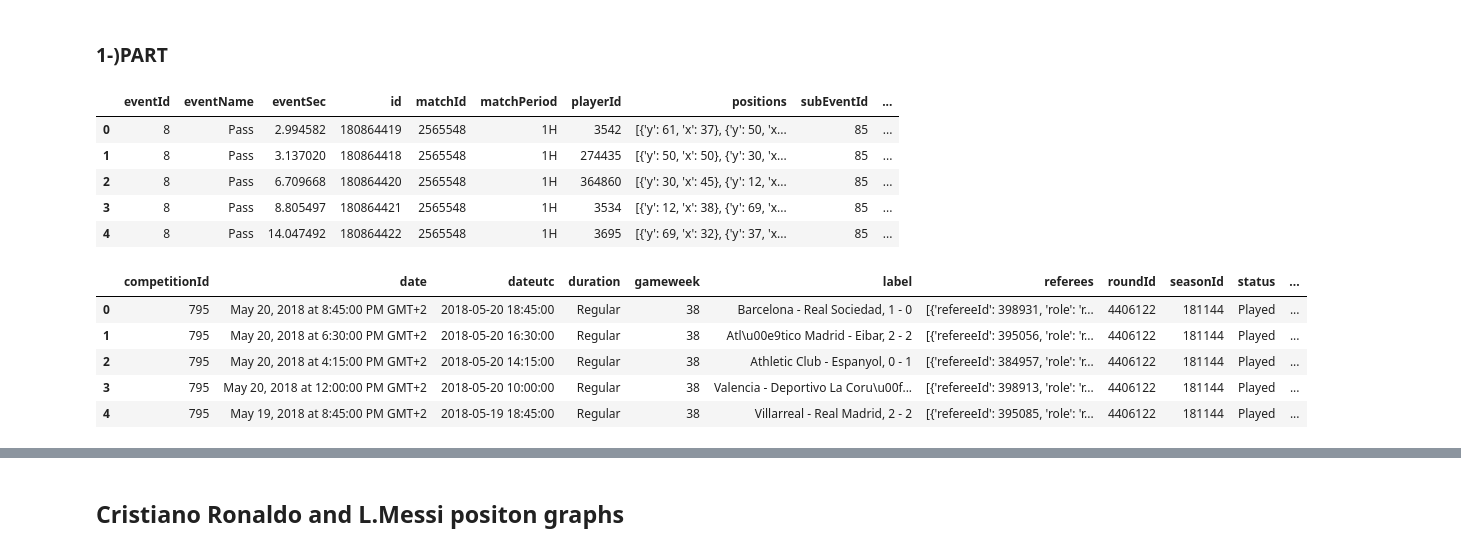
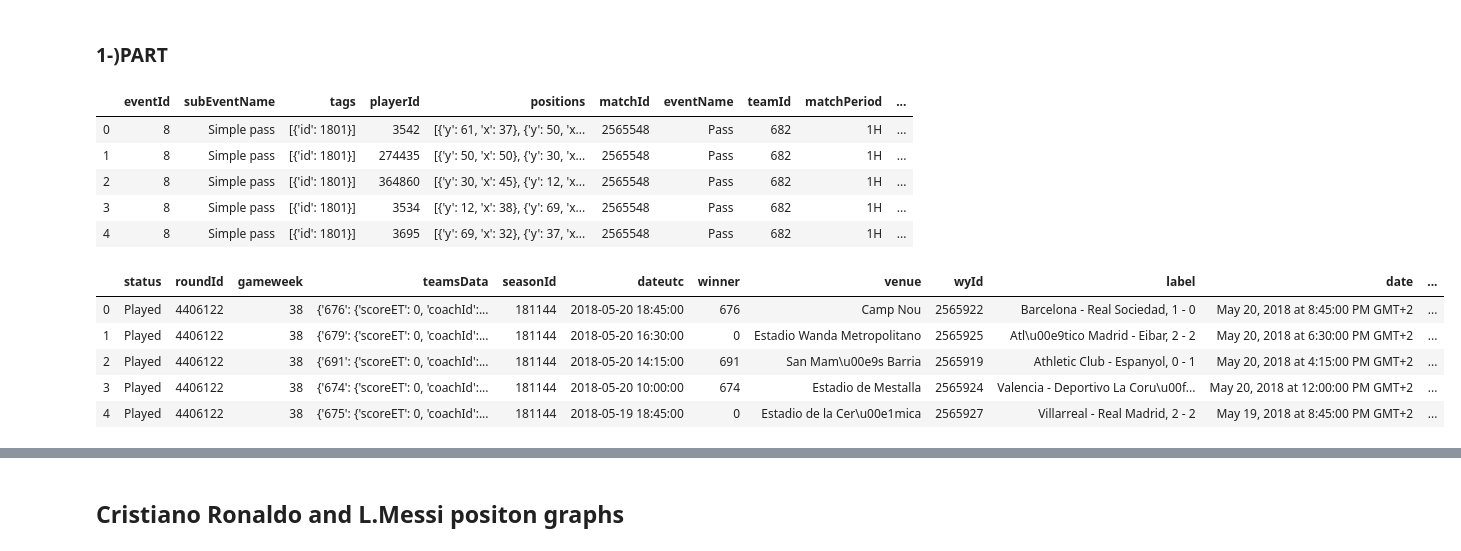
Before and after one commit to vedatk67/ADM-HW2, a Jupyter notebook: main.ipynb, the cells around one changed output, grey strips where cells are left out. Cells and saved outputs as stored; diff of their text form; code cells hidden in the pictures.

```diff
--- a/main.ipynb
+++ b/main.ipynb
@@ -1109,25 +1262,25 @@ Visualize movements and passes on the pitch! Here we try to focus our attention
 # %% [markdown]
 ### 1-)PART
 # %%
-eventsdata = pd.read_json(r"C:\Users\gabri\Dropbox\Magistrale Data Science Roma\Algorithmic methods of data mining\Homeworks\Homework 2\Data\events\events_Spain.json")
+eventsdata=pd.read_json("../HW2/events/events_Spain.json")
 eventsdata.head()
 # %% [output]
-|  | eventId | eventName | eventSec | id | matchId | matchPeriod | playerId | positions | subEventId | ... |
-| 0 | 8 | Pass | 2.994582 | 180864419 | 2565548 | 1H | 3542 | [{'y': 61, 'x': 37}, {'y': 50, 'x... | 85 | ... |
-| 1 | 8 | Pass | 3.137020 | 180864418 | 2565548 | 1H | 274435 | [{'y': 50, 'x': 50}, {'y': 30, 'x... | 85 | ... |
-| 2 | 8 | Pass | 6.709668 | 180864420 | 2565548 | 1H | 364860 | [{'y': 30, 'x': 45}, {'y': 12, 'x... | 85 | ... |
-| 3 | 8 | Pass | 8.805497 | 180864421 | 2565548 | 1H | 3534 | [{'y': 12, 'x': 38}, {'y': 69, 'x... | 85 | ... |
-| 4 | 8 | Pass | 14.047492 | 180864422 | 2565548 | 1H | 3695 | [{'y': 69, 'x': 32}, {'y': 37, 'x... | 85 | ... |
+|  | eventId | subEventName | tags | playerId | positions | matchId | eventName | teamId | matchPeriod | ... |
+| 0 | 8 | Simple pass | [{'id': 1801}] | 3542 | [{'y': 61, 'x': 37}, {'y': 50, 'x... | 2565548 | Pass | 682 | 1H | ... |
+| 1 | 8 | Simple pass | [{'id': 1801}] | 274435 | [{'y': 50, 'x': 50}, {'y': 30, 'x... | 2565548 | Pass | 682 | 1H | ... |
+| 2 | 8 | Simple pass | [{'id': 1801}] | 364860 | [{'y': 30, 'x': 45}, {'y': 12, 'x... | 2565548 | Pass | 682 | 1H | ... |
+| 3 | 8 | Simple pass | [{'id': 1801}] | 3534 | [{'y': 12, 'x': 38}, {'y': 69, 'x... | 2565548 | Pass | 682 | 1H | ... |
+| 4 | 8 | Simple pass | [{'id': 1801}] | 3695 | [{'y': 69, 'x': 32}, {'y': 37, 'x... | 2565548 | Pass | 682 | 1H | ... |
 # %%
-matches_Spain=pd.read_json(r"C:\Users\gabri\Dropbox\Magistrale Data Science Roma\Algorithmic methods of data mining\Homeworks\Homework 2\Data\matches\matches_Spain.json")
+matches_Spain=pd.read_json("../HW2/matches/matches_Spain.json")
 matches_Spain.head()
 # %% [output]
-|  | competitionId | date | dateutc | duration | gameweek | label | referees | roundId | seasonId | status | ... |
-| 0 | 795 | May 20, 2018 at 8:45:00 PM GMT+2 | 2018-05-20 18:45:00 | Regular | 38 | Barcelona - Real Sociedad, 1 - 0 | [{'refereeId': 398931, 'role': 'r... | 4406122 | 181144 | Played | ... |
-| 1 | 795 | May 20, 2018 at 6:30:00 PM GMT+2 | 2018-05-20 16:30:00 | Regular | 38 | Atl\u00e9tico Madrid - Eibar, 2 - 2 | [{'refereeId': 395056, 'role': 'r... | 4406122 | 181144 | Played | ... |
-| 2 | 795 | May 20, 2018 at 4:15:00 PM GMT+2 | 2018-05-20 14:15:00 | Regular | 38 | Athletic Club - Espanyol, 0 - 1 | [{'refereeId': 384957, 'role': 'r... | 4406122 | 181144 | Played | ... |
-| 3 | 795 | May 20, 2018 at 12:00:00 PM GMT+2 | 2018-05-20 10:00:00 | Regular | 38 | Valencia - Deportivo La Coru\u00f... | [{'refereeId': 398913, 'role': 'r... | 4406122 | 181144 | Played | ... |
-| 4 | 795 | May 19, 2018 at 8:45:00 PM GMT+2 | 2018-05-19 18:45:00 | Regular | 38 | Villarreal - Real Madrid, 2 - 2 | [{'refereeId': 395085, 'role': 'r... | 4406122 | 181144 | Played | ... |
+|  | status | roundId | gameweek | teamsData | seasonId | dateutc | winner | venue | wyId | label | date | ... |
+| 0 | Played | 4406122 | 38 | {'676': {'scoreET': 0, 'coachId':... | 181144 | 2018-05-20 18:45:00 | 676 | Camp Nou | 2565922 | Barcelona - Real Sociedad, 1 - 0 | May 20, 2018 at 8:45:00 PM GMT+2 | ... |
+| 1 | Played | 4406122 | 38 | {'679': {'scoreET': 0, 'coachId':... | 181144 | 2018-05-20 16:30:00 | 0 | Estadio Wanda Metropolitano | 2565925 | Atl\u00e9tico Madrid - Eibar, 2 - 2 | May 20, 2018 at 6:30:00 PM GMT+2 | ... |
+| 2 | Played | 4406122 | 38 | {'691': {'scoreET': 0, 'coachId':... | 181144 | 2018-05-20 14:15:00 | 691 | San Mam\u00e9s Barria | 2565919 | Athletic Club - Espanyol, 0 - 1 | May 20, 2018 at 4:15:00 PM GMT+2 | ... |
+| 3 | Played | 4406122 | 38 | {'674': {'scoreET': 0, 'coachId':... | 181144 | 2018-05-20 10:00:00 | 674 | Estadio de Mestalla | 2565924 | Valencia - Deportivo La Coru\u00f... | May 20, 2018 at 12:00:00 PM GMT+2 | ... |
+| 4 | Played | 4406122 | 38 | {'675': {'scoreET': 0, 'coachId':... | 181144 | 2018-05-19 18:45:00 | 0 | Estadio de la Cer\u00e1mica | 2565927 | Villarreal - Real Madrid, 2 - 2 | May 19, 2018 at 8:45:00 PM GMT+2 | ... |
 # %%
 for c,i in enumerate(matches_Spain.dateutc,0):
     matches_Spain.loc[c,"dateutc"]=datetime.strptime(i,"%Y-%m-%d %H:%M:%f").strftime("%Y-%m-%d")
```
Also changed, not shown: parts of 28 cells of this notebook.
